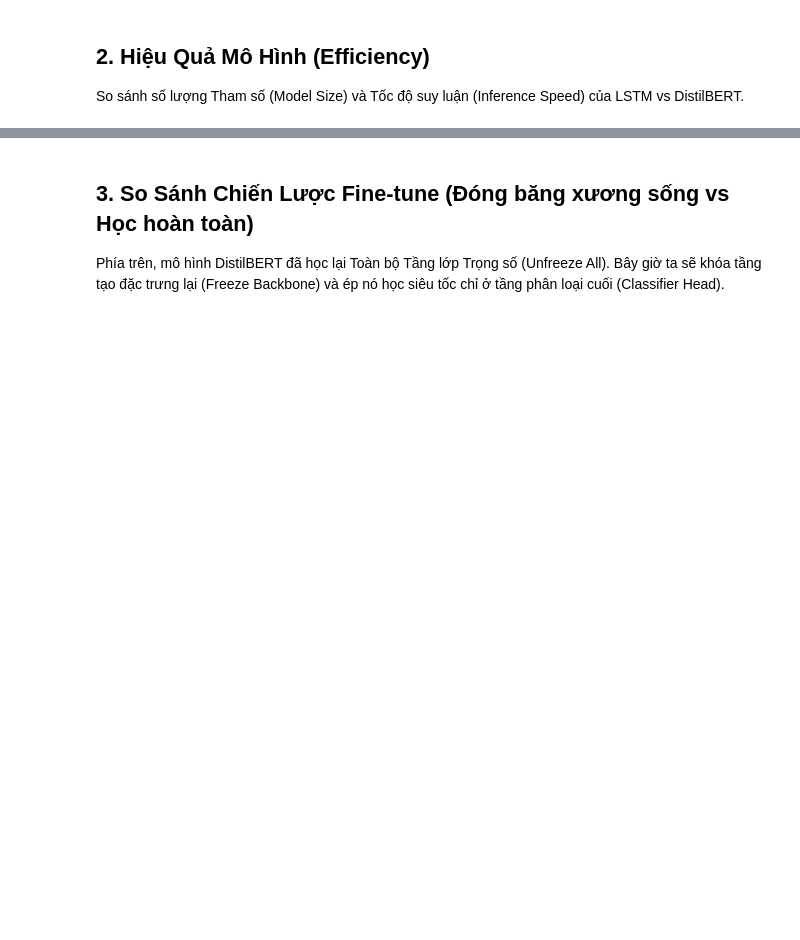
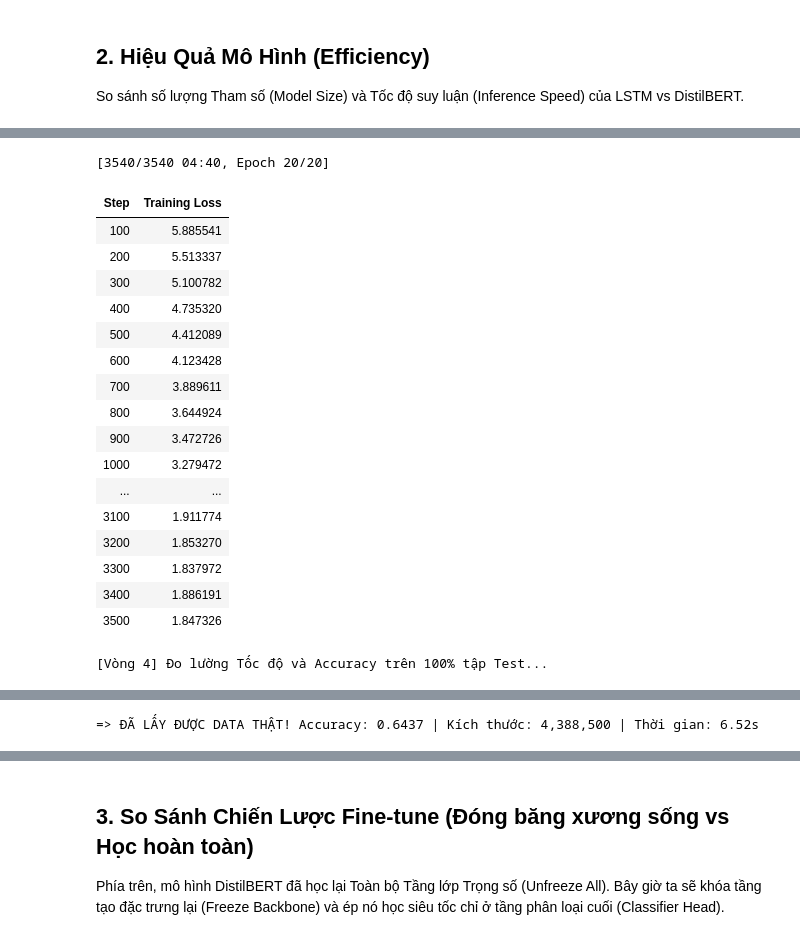
Before and after one commit to huyhoangg/ComputerVision_HCMUT, a Jupyter notebook: tgmt-assigntment1.ipynb, the cells around one changed output, grey strips where cells are left out. Saved outputs shown, nothing was run; the diff lists cells and outputs as text; code cells hidden in the pictures; blank space fills up the shorter version.

```diff
--- a/tgmt-assigntment1.ipynb
+++ b/tgmt-assigntment1.ipynb
@@ -419,0 +561,59 @@ print("- LSTM nhỏ gọn (~3,2 triệu tham số) xử lý văn bản tốn c
+# %%
+import time
+import torch
+import numpy as np
+from transformers import AutoTokenizer, BertForSequenceClassification, Trainer, TrainingArguments
+from sklearn.metrics import accuracy_score
+from transformers import BertTokenizerFast
+
+print("=== THỬ NGHIỆM NÉN MÔ HÌNH: DISTILBERT vs TINYBERT ===")
+
+# Sử dụng mô hình TinyBERT (Chỉ 2 lớp layer, siêu nhẹ)
+TINY_MODEL_NAME = 'prajjwal1/bert-tiny'
+
+print("\n[Vòng 1] Tải và đếm số tham số của TinyBERT...")
+tiny_tokenizer = BertTokenizerFast.from_pretrained('bert-base-uncased')
+tiny_model = BertForSequenceClassification.from_pretrained(TINY_MODEL_NAME, num_labels=num_classes)
+tiny_params = sum(p.numel() for p in tiny_model.parameters() if p.requires_grad)
+
+print("\n[Vòng 2] Đang Tokenize dữ liệu cho TinyBERT...")
+tiny_train_encodings = tiny_tokenizer(X_train, truncation=True, padding=True, max_length=512)
+tiny_test_encodings = tiny_tokenizer(X_test, truncation=True, padding=True, max_length=512)
+
+# Tái sử dụng lại hàm create_hf_dataset của bạn ở các cell trên
+tiny_train_dataset = create_hf_dataset(tiny_train_encodings, y_train)
+tiny_test_dataset = create_hf_dataset(tiny_test_encodings, y_test)
+
+print("\n[Vòng 3] Huấn luyện TinyBERT...")
+tiny_training_args = TrainingArguments(
+    output_dir='./results_tiny',
+    num_train_epochs=20,
+    per_device_train_batch_size=32,
+    per_device_eval_batch_size=32,
+    learning_rate=5e-5,
+    weight_decay=0.01,
+    logging_steps=100,
+    report_to="none"
+)
+
+tiny_trainer = Trainer(
+    model=tiny_model,
+    args=tiny_training_args,
+    train_dataset=tiny_train_dataset,
+    eval_dataset=tiny_test_dataset,
+    compute_metrics=compute_metrics
+)
+
+# BẮT ĐẦU CHẠY THẬT
+tiny_trainer.train()
+
+print("\n[Vòng 4] Đo lường Tốc độ và Accuracy trên 100% tập Test...")
+start_time = time.time()
+tiny_predictions = tiny_trainer.predict(tiny_test_dataset)
+tiny_inference_time = time.time() - start_time
+
+y_pred_tiny = np.argmax(tiny_predictions.predictions, axis=-1)
+tiny_acc = accuracy_score(y_test, y_pred_tiny)
+
+print(f"\n=> ĐÃ LẤY ĐƯỢC DATA THẬT! Accuracy: {tiny_acc:.4f} | Kích thước: {tiny_params:,} | Thời gian: {tiny_inference_time:.2f}s")
+# %% [output]
@@ -419,0 +645,19 @@ print("- LSTM nhỏ gọn (~3,2 triệu tham số) xử lý văn bản tốn c
+[3540/3540 04:40, Epoch 20/20]
+| Step | Training Loss |
+| 100 | 5.885541 |
+| 200 | 5.513337 |
+| 300 | 5.100782 |
+| 400 | 4.735320 |
+| 500 | 4.412089 |
+| 600 | 4.123428 |
+| 700 | 3.889611 |
+| 800 | 3.644924 |
+| 900 | 3.472726 |
+| 1000 | 3.279472 |
+| ... | ... |
+| 3100 | 1.911774 |
+| 3200 | 1.853270 |
+| 3300 | 1.837972 |
+| 3400 | 1.886191 |
+| 3500 | 1.847326 |
+[Vòng 4] Đo lường Tốc độ và Accuracy trên 100% tập Test...
@@ -419,0 +665 @@ print("- LSTM nhỏ gọn (~3,2 triệu tham số) xử lý văn bản tốn c
+=> ĐÃ LẤY ĐƯỢC DATA THẬT! Accuracy: 0.6437 | Kích thước: 4,388,500 | Thời gian: 6.52s
```
Also changed, not shown: parts of 18 cells of this notebook.
